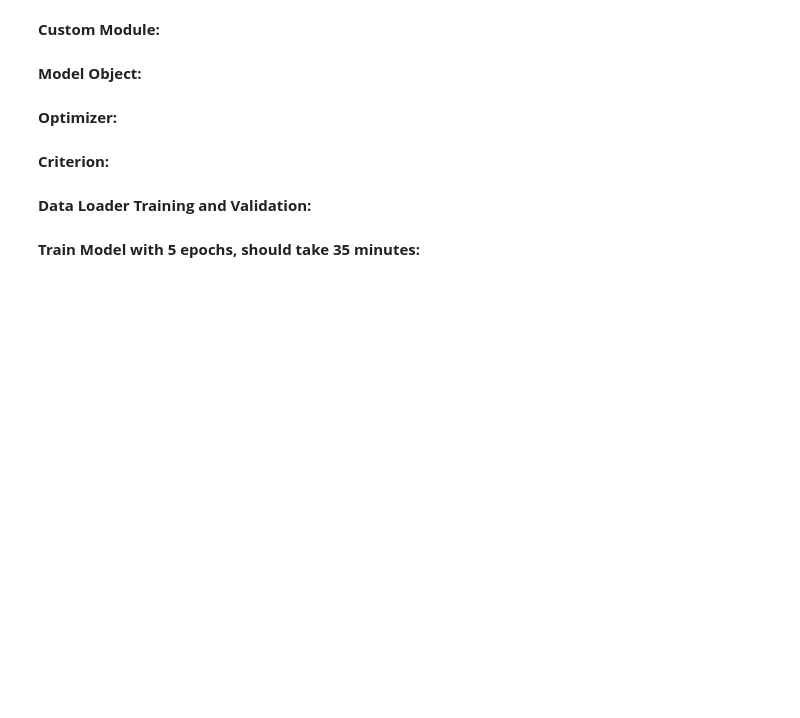
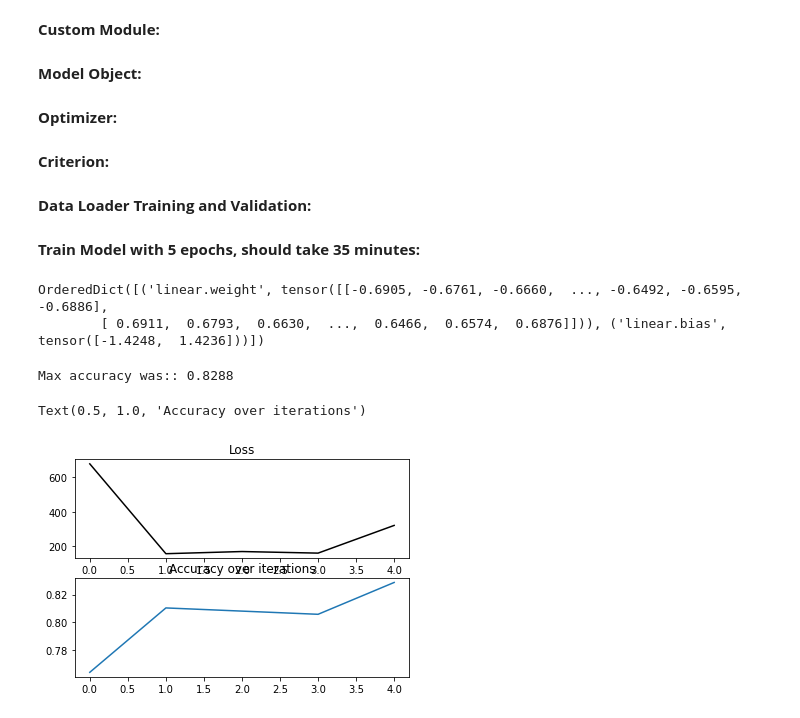
Before and after one commit to ftarantuviez/AI-Capstone-Project-with-Deep-Learning, a Jupyter notebook: 3.1_linearclassiferPytorch.ipynb, the cells around one changed output. Saved outputs shown, nothing was run; the diff lists cells and outputs as text; code cells hidden in the pictures; blank space fills up the shorter version.

Commit message:
feat: finish course and save models best parameters

```diff
--- a/3.1_linearclassiferPytorch.ipynb
+++ b/3.1_linearclassiferPytorch.ipynb
@@ -214,3 +216,24 @@ def train_model(n_epochs):
         accuracy_list.append(accuracy)
 
 train_model(n_epochs)
+# %%
+print(sm.state_dict())
+# %% [output]
+OrderedDict([('linear.weight', tensor([[-0.6905, -0.6761, -0.6660,  ..., -0.6492, -0.6595, -0.6886],
+        [ 0.6911,  0.6793,  0.6630,  ...,  0.6466,  0.6574,  0.6876]])), ('linear.bias', tensor([-1.4248,  1.4236]))])
+# %%
+accuracy = max(accuracy_list)
+print("Max accuracy was:: " + str(accuracy))
+torch.save(sm.state_dict(), "models/softmax-{}.pth".format(accuracy))
+# %% [output]
+Max accuracy was:: 0.8288
+# %%
+fig, (ax1,ax2) = plt.subplots(2)
+ax1.plot(loss_list, color="black")
+ax1.set_title("Loss")
+
+ax2.plot(accuracy_list)
+ax2.set_title("Accuracy over iterations")
+# %% [output]
+Text(0.5, 1.0, 'Accuracy over iterations')
+[figure, added]
```
Also changed, not shown: parts of 3 cells of this notebook, 3 other files.
